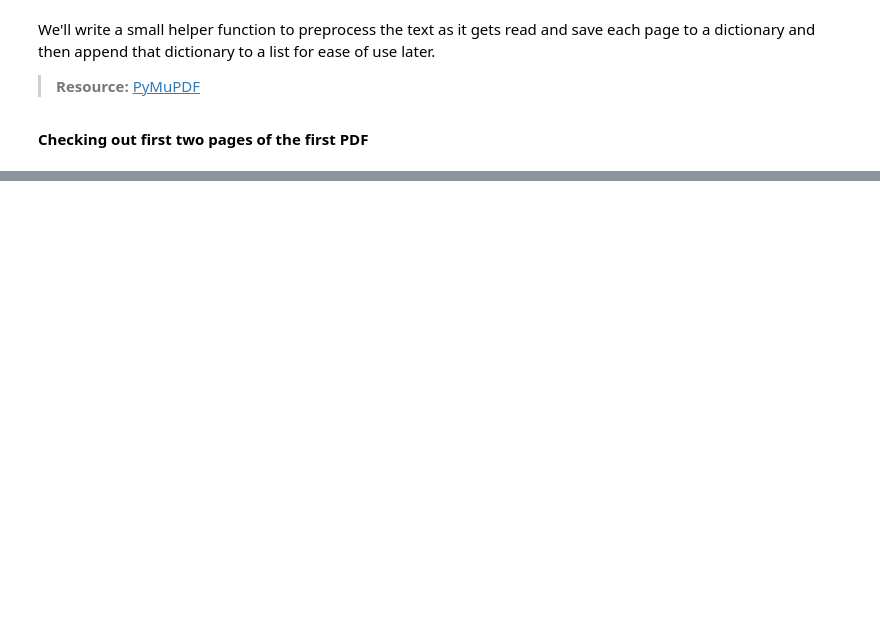
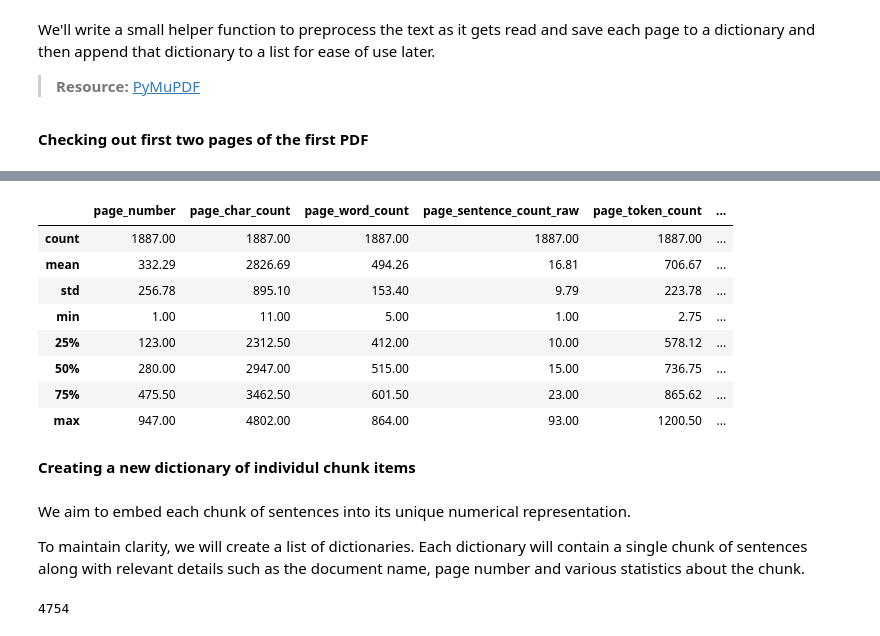
Before and after one commit to bose-kb/LawBot, a Jupyter notebook: LawBot.ipynb, the cells around one changed output, grey strips where cells are left out. Saved outputs shown, nothing was run; the diff lists cells and outputs as text; code cells hidden in the pictures; blank space fills up the shorter version.

```diff
--- a/LawBot.ipynb
+++ b/LawBot.ipynb
@@ -155,0 +314,47 @@ pages_and_texts[:2]
+# %%
+# Create a DataFrame to get stats
+df = pd.DataFrame(pages_and_texts)
+df.describe().round(2)
+# %% [output]
+|  | page_number | page_char_count | page_word_count | page_sentence_count_raw | page_token_count | ... |
+| count | 1887.00 | 1887.00 | 1887.00 | 1887.00 | 1887.00 | ... |
+| mean | 332.29 | 2826.69 | 494.26 | 16.81 | 706.67 | ... |
+| std | 256.78 | 895.10 | 153.40 | 9.79 | 223.78 | ... |
+| min | 1.00 | 11.00 | 5.00 | 1.00 | 2.75 | ... |
+| 25% | 123.00 | 2312.50 | 412.00 | 10.00 | 578.12 | ... |
+| 50% | 280.00 | 2947.00 | 515.00 | 15.00 | 736.75 | ... |
+| 75% | 475.50 | 3462.50 | 601.50 | 23.00 | 865.62 | ... |
+| max | 947.00 | 4802.00 | 864.00 | 93.00 | 1200.50 | ... |
+# %% [markdown]
+**Creating a new dictionary of individul chunk items**
+# %% [markdown]
+We aim to embed each chunk of sentences into its unique numerical representation.
+
+To maintain clarity, we will create a list of dictionaries. Each dictionary will contain a single chunk of sentences along with relevant details such as the document name, page number and various statistics about the chunk.
+# %%
+import re
+
+# Split each chunk into its own item
+pages_and_chunks = []
+for item in tqdm(pages_and_texts):
+    for sentence_chunk in item["sentence_chunks"]:
+        chunk_dict = {}
+        chunk_dict["doc_name"] = item["doc_name"]
+        chunk_dict["page_number"] = item["page_number"]
+
+        # Join the sentences together into a paragraph-like structure, aka a chunk (so they are a single string)
+        joined_sentence_chunk = "".join(sentence_chunk).replace("  ", " ").strip()
+        joined_sentence_chunk = re.sub(r'\.([A-Z])', r'. \1', joined_sentence_chunk) # ".A" -> ". A" for any full-stop/capital letter combo
+        chunk_dict["sentence_chunk"] = joined_sentence_chunk
+
+        # Get stats about the chunk
+        chunk_dict["chunk_char_count"] = len(joined_sentence_chunk)
+        chunk_dict["chunk_word_count"] = len([word for word in joined_sentence_chunk.split(" ")])
+        chunk_dict["chunk_token_count"] = len(joined_sentence_chunk) / 4 # 1 token = ~4 characters
+
+        pages_and_chunks.append(chunk_dict)
+
+# Total no. of chunks
+len(pages_and_chunks)
+# %% [output]
+4754
```
Also changed, not shown: parts of 21 cells of this notebook.
